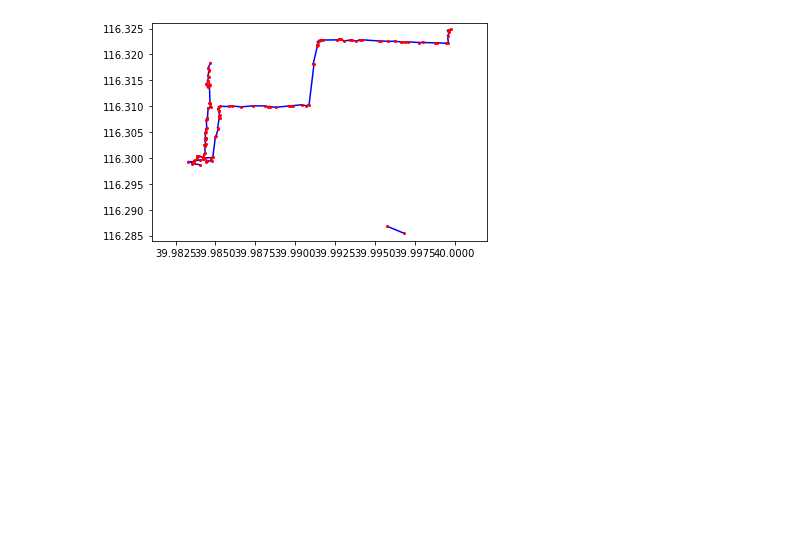
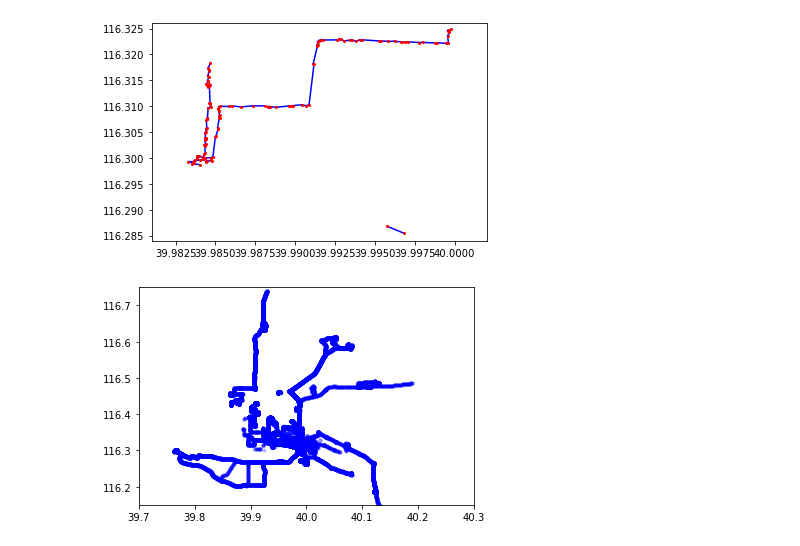
Before and after one commit to svensesen/Beijing-Topo, a Jupyter notebook: Picture creation.ipynb, the cells around one changed output. Cells and saved outputs as stored; diff of their text form; code cells hidden in the pictures; blank space fills up the shorter version.

```diff
--- a/Picture creation.ipynb
+++ b/Picture creation.ipynb
@@ -534,3 +534,11 @@ plt.ticklabel_format(useOffset=False, style='plain')
 plt.savefig(f"pictures/merge0mc.png")
 # %% [output]
 [figure]
+# %%
+plt.scatter(df.latitude, df.longitude, zorder=1, alpha= 0.2, c='b', s=10)
+plt.xlim([39.70, 40.30])
+plt.ylim([116.15, 116.75])
+plt.ticklabel_format(useOffset=False, style='plain')
+plt.savefig("pictures/set2/pointsU0.png")
+# %% [output]
+[figure, added]
```
Also changed, not shown: 3 other files.
